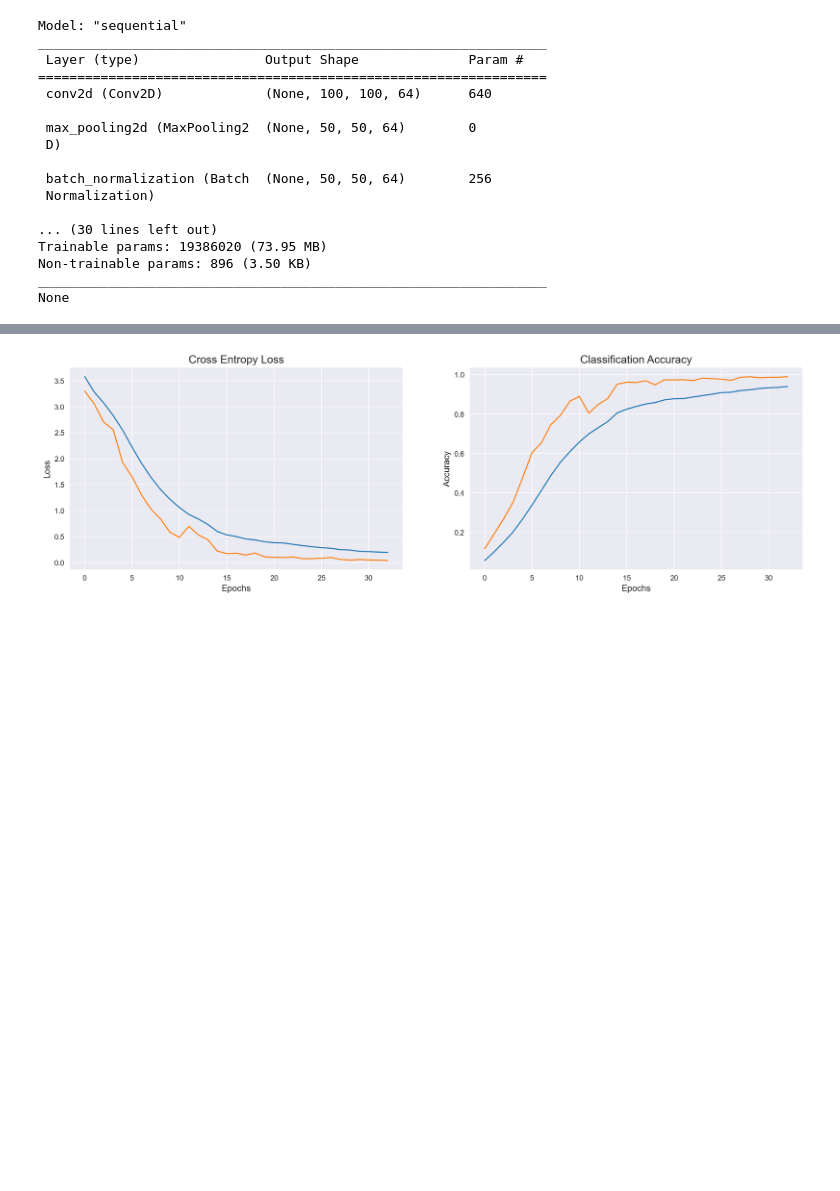
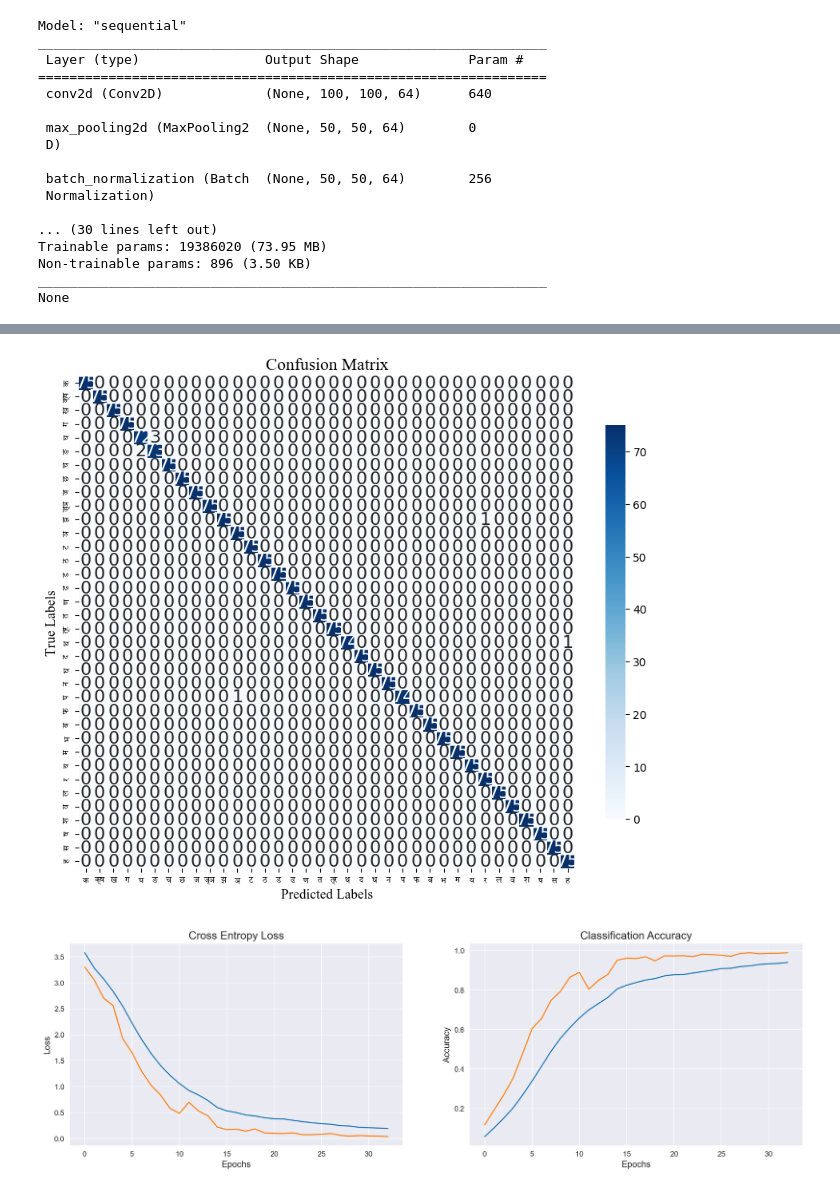
Before and after one commit to Naslaa/TheSilentVoice-signlanguagerecognition, a Jupyter notebook: signlanguage/model/NSLmodel.ipynb, the cells around one changed output, grey strips where cells are left out. Cells and saved outputs as stored; diff of their text form; code cells hidden in the pictures; blank space fills up the shorter version.

```diff
--- a/signlanguage/model/NSLmodel.ipynb
+++ b/signlanguage/model/NSLmodel.ipynb
@@ -310,0 +351,46 @@ The Loss of the model for validation data is: 0.05248311534523964
+# %%
+import matplotlib.pyplot as plt
+import seaborn as sns
+from sklearn.metrics import confusion_matrix
+import numpy as np
+from matplotlib.font_manager import FontProperties
+
+# Assuming you have a loaded model
+# Assuming you have a test data generator (test_data) for evaluation
+# Replace this with your actual test data generator
+
+# Generate predictions for the test data
+y_pred_probs = model.predict(test_data)
+
+# Convert probabilities to class labels
+y_pred_classes = np.argmax(y_pred_probs, axis=1)
+
+# Get true labels from the test data generator
+y_true = test_data.classes
+
+# Generate a confusion matrix
+conf_mat = confusion_matrix(y_true, y_pred_classes)
+
+# Set Nepali Kokila font
+nepali_kokila_font = FontProperties(fname='C:/Windows/Fonts/kokila.ttf')
+
+# Plot the confusion matrix with Nepali Kokila font
+plt.figure(figsize=(10, 8))
+heatmap = sns.heatmap(conf_mat, annot=True, fmt='d', cmap='Blues',
+                      xticklabels=test_data.class_indices.keys(),
+                      yticklabels=test_data.class_indices.keys(),
+                      annot_kws={"size": 16},  # Adjust the font size for annotations
+                      cbar_kws={"shrink": 0.8})  # Adjust the colorbar size
+
+# Set Nepali Kokila font for tick labels
+for tick_label in heatmap.get_xticklabels():
+    tick_label.set_fontproperties(nepali_kokila_font)
+
+for tick_label in heatmap.get_yticklabels():
+    tick_label.set_fontproperties(nepali_kokila_font)
+
+plt.title('Confusion Matrix', fontproperties=nepali_kokila_font, fontsize=20)
+plt.xlabel('Predicted Labels', fontproperties=nepali_kokila_font, fontsize=16)
+plt.ylabel('True Labels', fontproperties=nepali_kokila_font, fontsize=16)
+plt.show()
+# %% [output]
@@ -311,3 +398,4 @@ The Loss of the model for validation data is: 0.05248311534523964
+[figure, added]
 # %%
 # plots for accuracy and Loss with epochs
 
```
Also changed, not shown: parts of 10 cells of this notebook, 10 other files.
